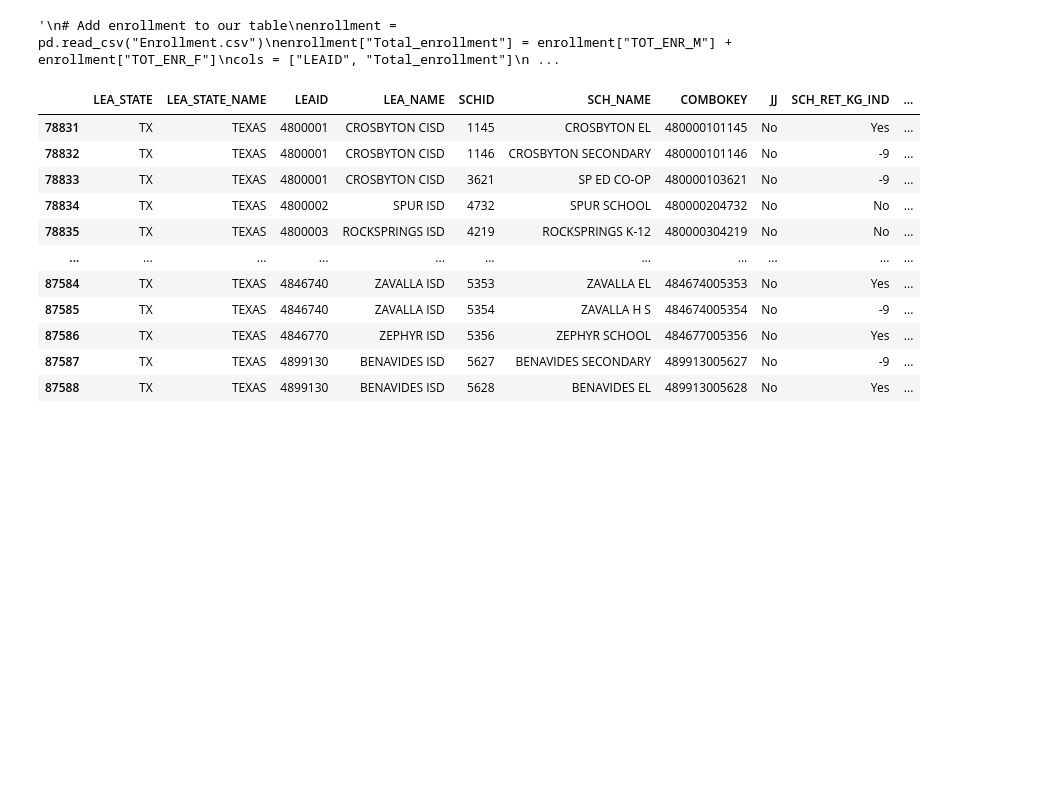
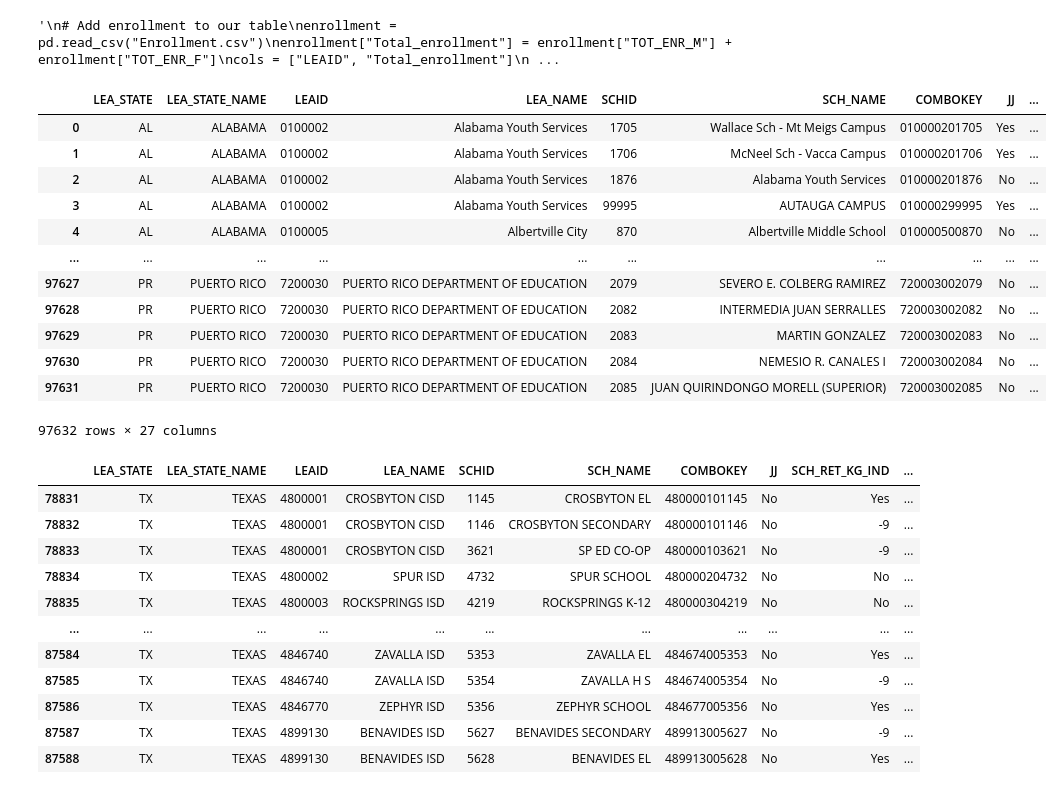
Before and after one commit to sanions/bookbans, a Jupyter notebook: table_creation.ipynb, the cells around one changed output. Cells and saved outputs as stored; diff of their text form; code cells hidden in the pictures; blank space fills up the shorter version.

```diff
--- a/table_creation.ipynb
+++ b/table_creation.ipynb
@@ -97,6 +102,24 @@ teacher_student_ratio['LEAID'] = pd.to_numeric(teacher_student_ratio['LEAID'], e
 merged = pd.merge(merged, teacher_student_ratio, on='LEAID', how='left')
 
 merged["SCH_FTETEACH_TOT"] = merged["SCH_FTETEACH_TOT"] / merged["LEA_ENR"]
+# %%
+# Look at school expenditures
+moolah = pd.read_csv("School Expenditures.csv", encoding='latin-1')
+moolah
+# %% [output]
+|  | LEA_STATE | LEA_STATE_NAME | LEAID | LEA_NAME | SCHID | SCH_NAME | COMBOKEY | JJ | ... |
+| 0 | AL | ALABAMA | 0100002 | Alabama Youth Services | 1705 | Wallace Sch - Mt Meigs Campus | 010000201705 | Yes | ... |
+| 1 | AL | ALABAMA | 0100002 | Alabama Youth Services | 1706 | McNeel Sch - Vacca Campus | 010000201706 | Yes | ... |
+| 2 | AL | ALABAMA | 0100002 | Alabama Youth Services | 1876 | Alabama Youth Services | 010000201876 | No | ... |
+| 3 | AL | ALABAMA | 0100002 | Alabama Youth Services | 99995 | AUTAUGA CAMPUS | 010000299995 | Yes | ... |
+| 4 | AL | ALABAMA | 0100005 | Albertville City | 870 | Albertville Middle School | 010000500870 | No | ... |
+| ... | ... | ... | ... | ... | ... | ... | ... | ... | ... |
+| 97627 | PR | PUERTO RICO | 7200030 | PUERTO RICO DEPARTMENT OF EDUCATION | 2079 | SEVERO E. COLBERG RAMIREZ | 720003002079 | No | ... |
+| 97628 | PR | PUERTO RICO | 7200030 | PUERTO RICO DEPARTMENT OF EDUCATION | 2082 | INTERMEDIA JUAN SERRALLES | 720003002082 | No | ... |
+| 97629 | PR | PUERTO RICO | 7200030 | PUERTO RICO DEPARTMENT OF EDUCATION | 2083 | MARTIN GONZALEZ | 720003002083 | No | ... |
+| 97630 | PR | PUERTO RICO | 7200030 | PUERTO RICO DEPARTMENT OF EDUCATION | 2084 | NEMESIO R. CANALES I | 720003002084 | No | ... |
+| 97631 | PR | PUERTO RICO | 7200030 | PUERTO RICO DEPARTMENT OF EDUCATION | 2085 | JUAN QUIRINDONGO MORELL (SUPERIOR) | 720003002085 | No | ... |
+97632 rows × 27 columns
 # %%
 # Retention table looks quite... sparse
 retention = pd.read_csv("Retention.csv", encoding='latin-1')
```
Also changed, not shown: parts of 1 cell of this notebook, 10 other files.
